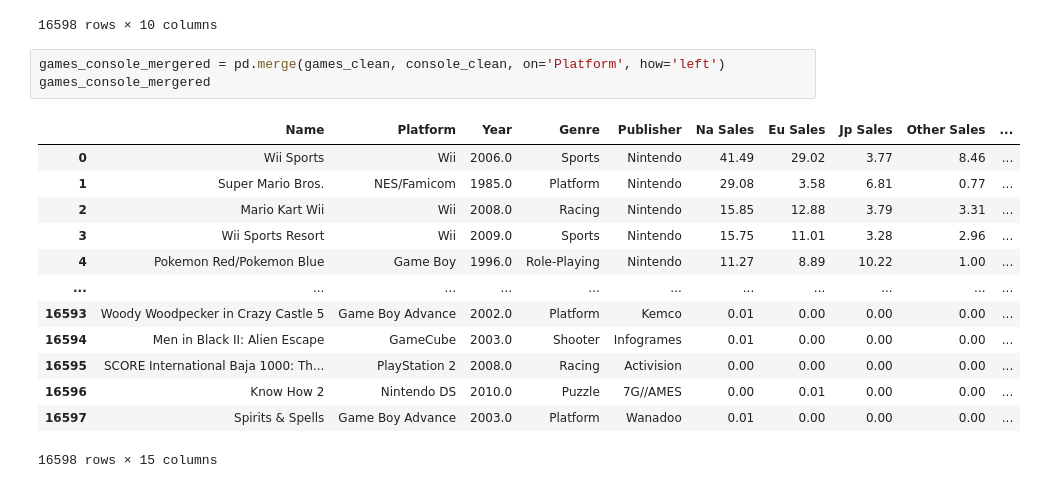
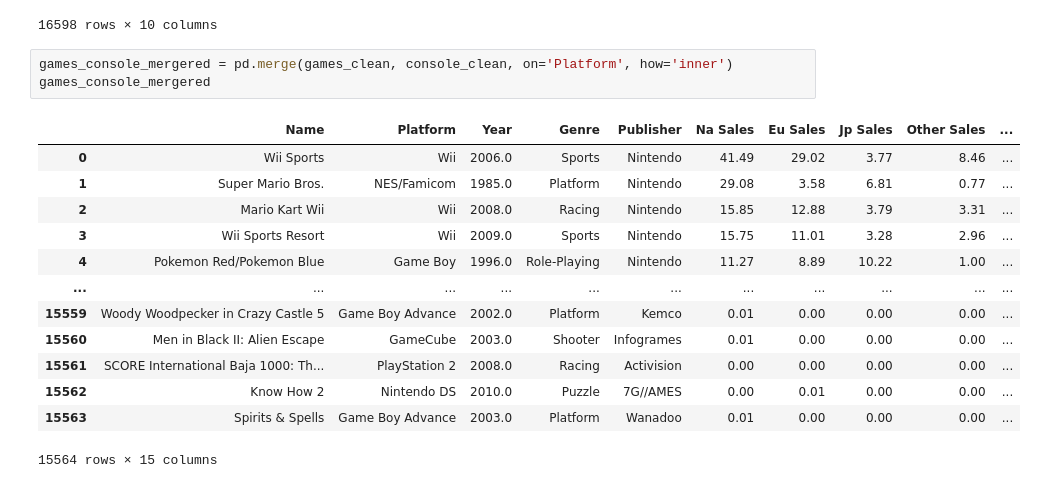
Before and after one commit to V-Pool/vg_sales, a Jupyter notebook: sales.ipynb, the cells around one changed output. Drawn from its saved outputs; the diff is of its cells as text.

```diff
--- a/sales.ipynb
+++ b/sales.ipynb
@@ -212,19 +212,19 @@ games_clean
 | 16597 | Spirits & Spells | Game Boy Advance | 2003.0 | Platform | Wanadoo | 0.01 | 0.00 | 0.00 | 0.00 | ... |
 16598 rows × 10 columns
 # %%
-games_console_mergered = pd.merge(games_clean, console_clean, on='Platform', how='left')
+games_console_mergered = pd.merge(games_clean, console_clean, on='Platform', how='inner')
 games_console_mergered
 # %% [output]
 |  | Name | Platform | Year | Genre | Publisher | Na Sales | Eu Sales | Jp Sales | Other Sales | ... |
 | 0 | Wii Sports | Wii | 2006.0 | Sports | Nintendo | 41.49 | 29.02 | 3.77 | 8.46 | ... |
 | 1 | Super Mario Bros. | NES/Famicom | 1985.0 | Platform | Nintendo | 29.08 | 3.58 | 6.81 | 0.77 | ... |
 | 2 | Mario Kart Wii | Wii | 2008.0 | Racing | Nintendo | 15.85 | 12.88 | 3.79 | 3.31 | ... |
 | 3 | Wii Sports Resort | Wii | 2009.0 | Sports | Nintendo | 15.75 | 11.01 | 3.28 | 2.96 | ... |
 | 4 | Pokemon Red/Pokemon Blue | Game Boy | 1996.0 | Role-Playing | Nintendo | 11.27 | 8.89 | 10.22 | 1.00 | ... |
 | ... | ... | ... | ... | ... | ... | ... | ... | ... | ... | ... |
-| 16593 | Woody Woodpecker in Crazy Castle 5 | Game Boy Advance | 2002.0 | Platform | Kemco | 0.01 | 0.00 | 0.00 | 0.00 | ... |
-| 16594 | Men in Black II: Alien Escape | GameCube | 2003.0 | Shooter | Infogrames | 0.01 | 0.00 | 0.00 | 0.00 | ... |
-| 16595 | SCORE International Baja 1000: Th... | PlayStation 2 | 2008.0 | Racing | Activision | 0.00 | 0.00 | 0.00 | 0.00 | ... |
-| 16596 | Know How 2 | Nintendo DS | 2010.0 | Puzzle | 7G//AMES | 0.00 | 0.01 | 0.00 | 0.00 | ... |
-| 16597 | Spirits & Spells | Game Boy Advance | 2003.0 | Platform | Wanadoo | 0.01 | 0.00 | 0.00 | 0.00 | ... |
+| 15559 | Woody Woodpecker in Crazy Castle 5 | Game Boy Advance | 2002.0 | Platform | Kemco | 0.01 | 0.00 | 0.00 | 0.00 | ... |
+| 15560 | Men in Black II: Alien Escape | GameCube | 2003.0 | Shooter | Infogrames | 0.01 | 0.00 | 0.00 | 0.00 | ... |
+| 15561 | SCORE International Baja 1000: Th... | PlayStation 2 | 2008.0 | Racing | Activision | 0.00 | 0.00 | 0.00 | 0.00 | ... |
+| 15562 | Know How 2 | Nintendo DS | 2010.0 | Puzzle | 7G//AMES | 0.00 | 0.01 | 0.00 | 0.00 | ... |
+| 15563 | Spirits & Spells | Game Boy Advance | 2003.0 | Platform | Wanadoo | 0.01 | 0.00 | 0.00 | 0.00 | ... |
-16598 rows × 15 columns
+15564 rows × 15 columns
```
Also changed, not shown: parts of 3 cells of this notebook.
